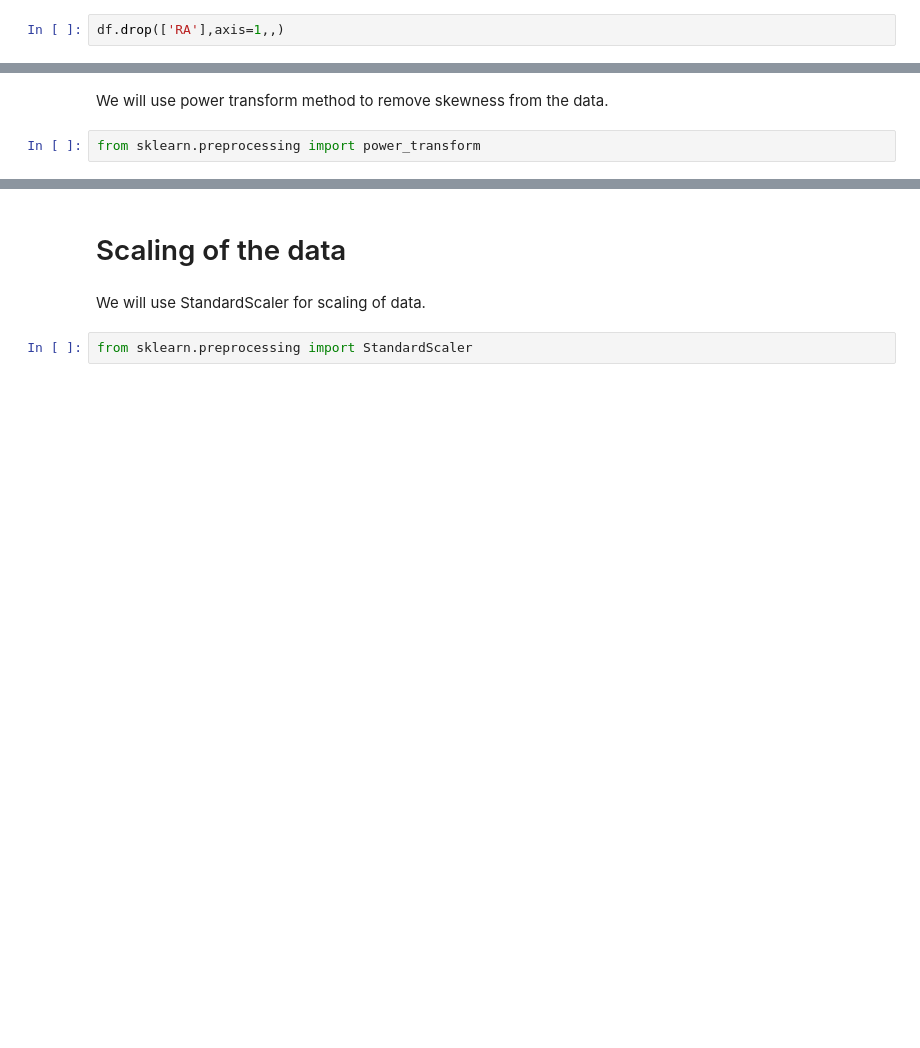
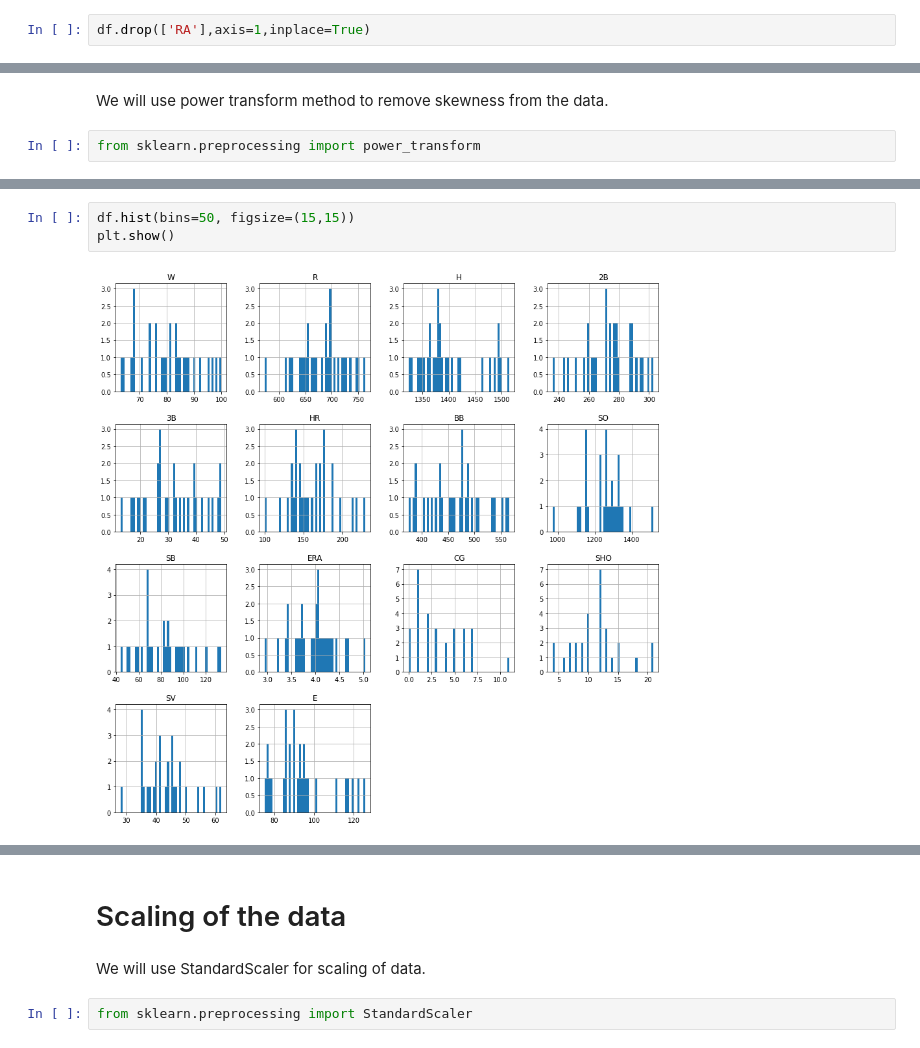
Before and after one commit to prateek2707/DataTrainedEvaluation, a Jupyter notebook: Baseball Case Study-Copy1.ipynb, the cells around one changed output, grey strips where cells are left out. Cells and saved outputs as stored; diff of their text form; blank space fills up the shorter version.

```diff
--- a/Baseball Case Study-Copy1.ipynb
+++ b/Baseball Case Study-Copy1.ipynb
@@ -470,4 +470,4 @@ df.corr()
 # %% [markdown]
 From above VIF, we can see that RA, ERA column has high value. So we will drop RA column as in comparison between two, it is contributing less to the output.
 # %%
-df.drop(['RA'],axis=1,,)
+df.drop(['RA'],axis=1,inplace=True)
@@ -520,2 +601,7 @@ x
+# %%
+df.hist(bins=50, figsize=(15,15))
+plt.show()
+# %% [output]
+[figure, added]
 # %%
 df['R'].plot.hist()
```
Also changed, not shown: parts of 31 cells of this notebook.
